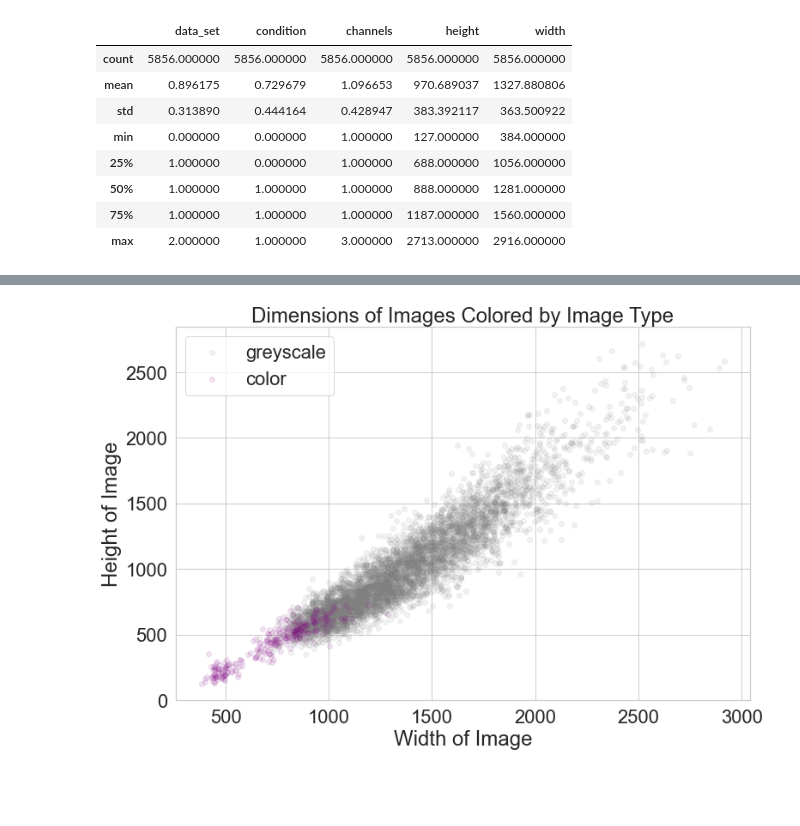
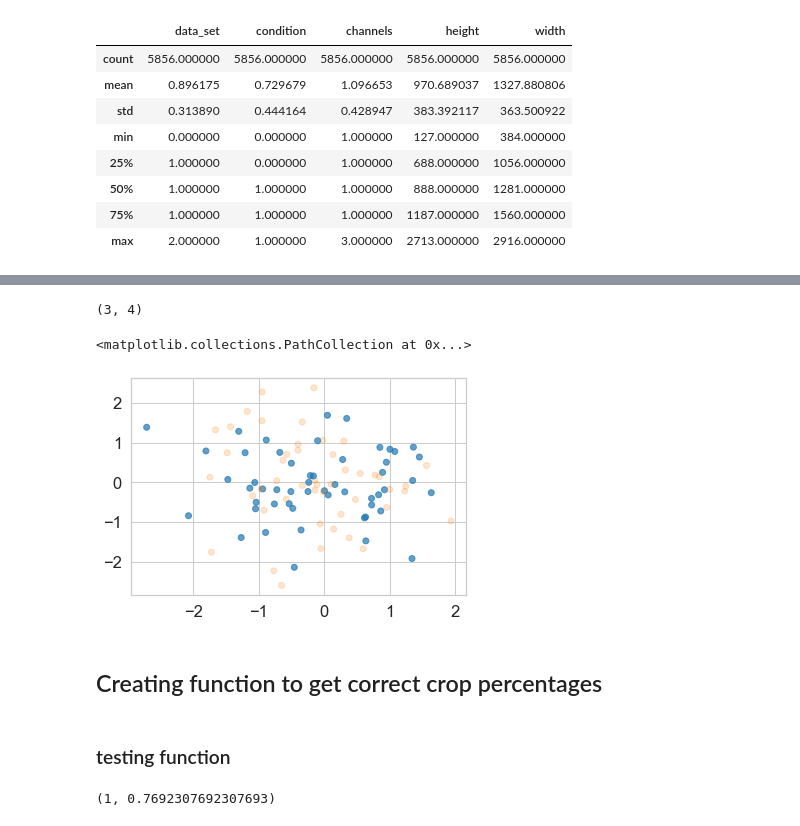
Before and after one commit to danvalen1/Pneumonia-ID, a Jupyter notebook: notebooks/DAV/EDA-img-processing.ipynb, the cells around one changed output, grey strips where cells are left out. Saved outputs shown, nothing was run; the diff lists cells and outputs as text; code cells hidden in the pictures; blank space fills up the shorter version.

```diff
--- a/notebooks/DAV/EDA-img-processing.ipynb
+++ b/notebooks/DAV/EDA-img-processing.ipynb
@@ -99,25 +97,24 @@ plt.show()
-# %%
-fontscale = 2
-sns.set(font_scale=fontscale, style='whitegrid')
-
-def channelScatter(index_df):
-    grey_img = index_df[index_df.channels == 1]
-    color_img = index_df[index_df.channels == 3]
-
-    fig, ax = plt.subplots(figsize = (12,8))
-
-    ax.scatter(x=grey_img.width, y=grey_img.height, label="greyscale", color="grey", alpha = 0.1)
-    ax.scatter(x=color_img.width, y=color_img.height, label="color", color="purple", alpha = 0.1)
-    ax.set(xlabel = "Width of Image",
-           ylabel = "Height of Image",
-           Title = "Dimensions of Images Colored by Image Type"
-          )
-
-    plt.legend()
-
-    plt.savefig("../../images/image_colors.png")
-    return plt.show()
-
-channelScatter(index_df)
-# %% [output]
-[figure, removed]
+# %%
+colors.shape
+# %% [output]
+(3, 4)
+# %%
+import numpy as np
+import matplotlib.pyplot as plt
+from matplotlib.colors import ListedColormap
+import pandas as pd
+
+df = pd.DataFrame(np.random.randn(100,2), columns=list("AB"))
+df["hue"] = np.random.randint(0,2, size=100)
+
+
+colors = [(0.1215, 0.4667, 0.7059, 0.7),
+          (1.0000, 0.4980, 0.0550, 0.2)]
+cmap = ListedColormap(colors)
+
+plt.scatter(x="A", y="B", c="hue", data=df, cmap=cmap)
+# %% [output]
+<matplotlib.collections.PathCollection at 0x...>
+[figure, added]
+# %% [markdown]
+## Creating function to get correct crop percentages
@@ -123,0 +152,7 @@ channelScatter(index_df)
+# %% [markdown]
+### testing function
+# %%
+img_tensor = (1, 600, 780)
+crop1to1(img_tensor)
+# %% [output]
+(1, 0.7692307692307693)
```
Also changed, not shown: parts of 9 cells of this notebook, 5 other files.
